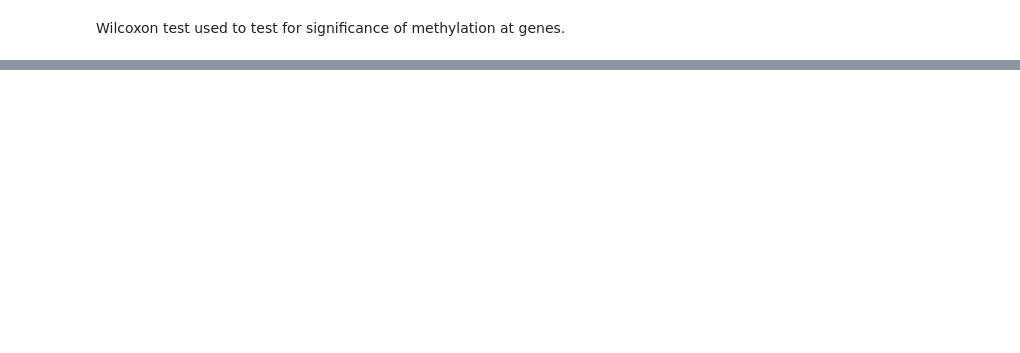
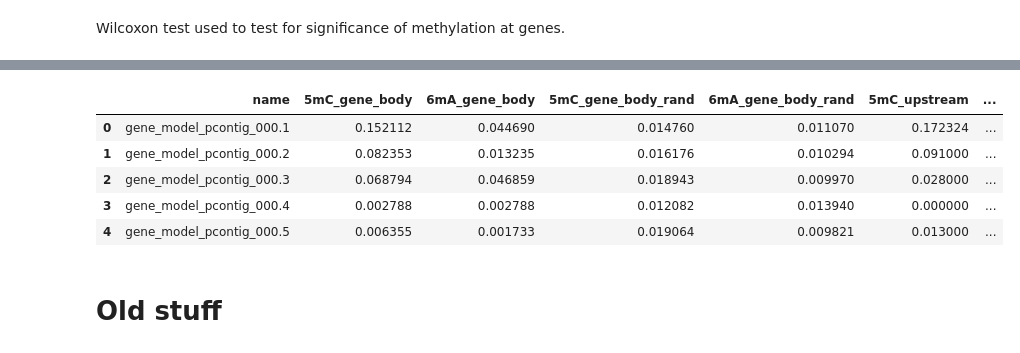
Before and after one commit to AnjuniPeiris/Honours_year, a Jupyter notebook: fisher/methylation/6_Gene-level_analysis.ipynb, the cells around one changed output, grey strips where cells are left out. Saved outputs shown, nothing was run; the diff lists cells and outputs as text; code cells hidden in the pictures; blank space fills up the shorter version.

```diff
--- a/fisher/methylation/6_Gene-level_analysis.ipynb
+++ b/fisher/methylation/6_Gene-level_analysis.ipynb
@@ -307,4 +326,4 @@ def coverage_tss(genebed_dict, methylbed_dict, genefn_dict, old_folder_name, new
     return feature_overlap_df_dict
 # %%
 # Run coverage for tss and return dictionary of dataframes
-tss_overlap_dict = coverage_gene(tss_bed_dict, methyl_bed_dict, tss_fn_dict, 'input', 'coverage')
+tss_overlap_dict = coverage_tss(tss_bed_dict, methyl_bed_dict, tss_fn_dict, 'input', 'coverage', 'tss')
@@ -614,0 +645,6 @@ spearman_dict = spearman_coverage(coverage_fn_dict)
+# %%
+# make one big data frame of gene_ID and all the coverage for every region and their corresponding randomised score
+
+# initial df = just the gene names
+# get gene names from a file
+p_contig_df = gene_methyl_overlap_dict['Pst_104E_v13_p_ctg_combined_sorted_anno.5mC_hc_tombo_sorted.cutoff.0.80.overlap.bed'][['name']]
@@ -614,0 +692,19 @@ spearman_dict = spearman_coverage(coverage_fn_dict)
+# %%
+#add column with gene types
+
+#make a list of genes in each type
+busco_list_p = pd.read_csv(os.path.join(DIRS['GFF_INPUT'], 'Pst_104E_v12_p_busco.gene_name.bed'), sep='\t', header=None)[3].tolist()
+effector_list_p = pd.read_csv(os.path.join(DIRS['GFF_INPUT'], 'Pst_104E_v13_p_ctg.effectors.bed'), sep='\t', header=None)[3].tolist()
+te_list_p = pd.read_csv(os.path.join(DIRS['GFF_INPUT'], 'Pst_104E_v13_p_ctg.TE.sorted.bed'), sep='\t', header=None)[3].tolist()
+
+# add gene types
+p_contig_df['Gene_type'] = 'Other genes'
+p_contig_df.loc[p_contig_df.name.isin(effector_list_p), 'Gene_type'] = 'Effector'
+p_contig_df.loc[p_contig_df.name.isin(busco_list_p), 'Gene_type'] = 'BUSCO'
+p_contig_df.loc[p_contig_df.name.isin(te_list_p), 'Gene_type'] = 'TE gene'
+
+#make gene type df
+busco_df_p = gene_type_df(p_contig_df, 'BUSCO')
+effector_df_p = gene_type_df(p_contig_df, 'Effector')
+te_gene_df_p = gene_type_df(p_contig_df, 'TE gene')
+other_gene_df_p = gene_type_df(p_contig_df, 'Other genes')
@@ -614,0 +731,9 @@ spearman_dict = spearman_coverage(coverage_fn_dict)
+# %%
+p_contig_df.head()
+# %% [output]
+|  | name | 5mC_gene_body | 6mA_gene_body | 5mC_gene_body_rand | 6mA_gene_body_rand | 5mC_upstream | ... |
+| 0 | gene_model_pcontig_000.1 | 0.152112 | 0.044690 | 0.014760 | 0.011070 | 0.172324 | ... |
+| 1 | gene_model_pcontig_000.2 | 0.082353 | 0.013235 | 0.016176 | 0.010294 | 0.091000 | ... |
+| 2 | gene_model_pcontig_000.3 | 0.068794 | 0.046859 | 0.018943 | 0.009970 | 0.028000 | ... |
+| 3 | gene_model_pcontig_000.4 | 0.002788 | 0.002788 | 0.012082 | 0.013940 | 0.000000 | ... |
+| 4 | gene_model_pcontig_000.5 | 0.006355 | 0.001733 | 0.019064 | 0.009821 | 0.013000 | ... |
@@ -614,0 +743,2 @@ spearman_dict = spearman_coverage(coverage_fn_dict)
+# %% [markdown]
+# Old stuff
```
Also changed, not shown: parts of 165 cells of this notebook.
